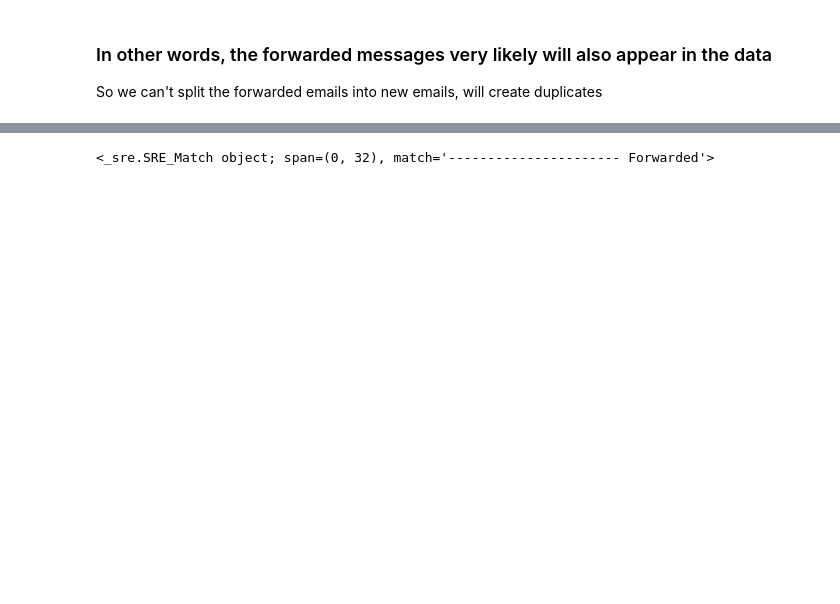
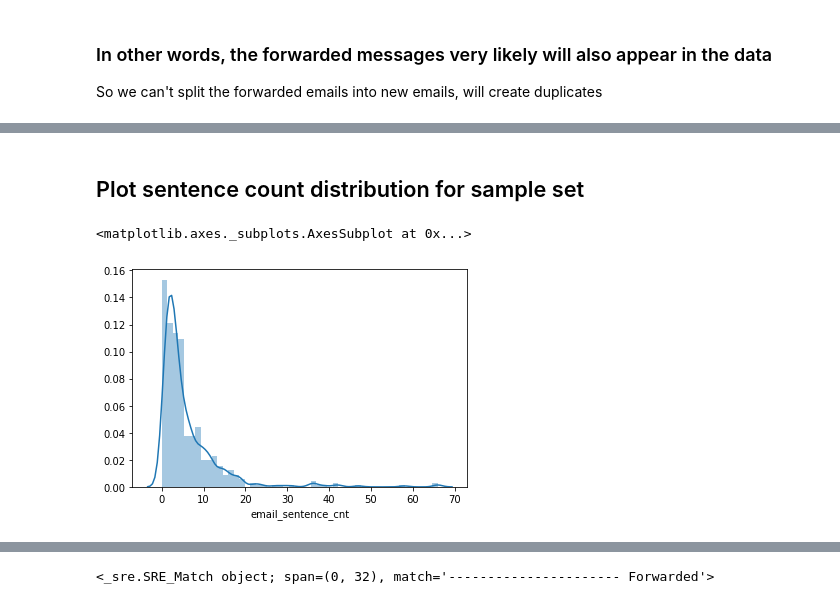
Before and after one commit to KathleenYWang/Sentiment_Detection_NLP, a Jupyter notebook: EDAKaggleEnron.ipynb, the cells around one changed output, grey strips where cells are left out. Saved outputs shown, nothing was run; the diff lists cells and outputs as text; code cells hidden in the pictures; blank space fills up the shorter version.

Commit message:
data: add sentence count

```diff
--- a/EDAKaggleEnron.ipynb
+++ b/EDAKaggleEnron.ipynb
@@ -417,0 +429,4 @@ So we can't split the forwarded emails into new emails, will create duplicates
+# %%
+for i, sent in enumerate(doc.sents):
+    print(sent.text)
+    print(i)
@@ -417,0 +440,10 @@ So we can't split the forwarded emails into new emails, will create duplicates
+# %%
+def break_into_lines (email):
+
+    nlp = English ()
+    nlp.add_pipe(nlp.create_pipe('sentencizer'))
+    try:
+        doc = nlp (email)
+        return list(doc.sents)
+    except:
+        return []
@@ -418 +534,29 @@ So we can't split the forwarded emails into new emails, will create duplicates
+# %%
+def avg_sent_len_f (sent):
+    if sent == []:
+        return 0
+    else:
+        return np.mean([len(s) for s in sent])
+
+email_test = email_df[:500].copy()
+email_body_test = email_body[:500]
+email_sentence = email_body_test.map(break_into_lines)
+email_forward_cnt = email_body_test.map(lambda x: len(x.split("---------------------- Forwarded by "))-1)
+email_reply_cnt = email_body_test.map(lambda x: len(x.split("-----Original Message"))-1)
+new_message_only = email_body_test.map(lambda x: x.split("---------------------- Forwarded by ")[0].split("-----Original Message")[0].split("--------- Inline attachment follows")[0])
+new_message_sentence = new_message_only.map(break_into_lines)
+email_sentence_cnt = email_sentence.map(lambda x: len(x))
+new_message_sentence_cnt = new_message_sentence.map(lambda x: len(x))
+avg_sent_len = email_sentence.map(avg_sent_len_f)
+avg_sent_len_newe = new_message_sentence.map(avg_sent_len_f)
+
+email_test["email_sentence"] = email_sentence
+email_test["email_forward_cnt"] = email_forward_cnt
+email_test["email_reply_cnt"] =  email_reply_cnt
+email_test["new_message_only"] =  new_message_only
+email_test["new_message_sentence"] = new_message_sentence
+email_test["email_sentence_cnt"] =  email_sentence_cnt
+email_test["new_message_sentence_cnt"] = new_message_sentence_cnt
+email_test["avg_sent_len"] =  avg_sent_len
+email_test["avg_sent_len_newe"] = avg_sent_len_newe
 # %%
@@ -441,0 +580,7 @@ Name: body, Length: 517401, dtype: int64
+# %% [markdown]
+## Plot sentence count distribution for sample set
+# %%
+sns.distplot(email_test.email_sentence_cnt)
+# %% [output]
+<matplotlib.axes._subplots.AxesSubplot at 0x...>
+[figure, added]
```
Also changed, not shown: parts of 50 cells of this notebook, 1 other file.
